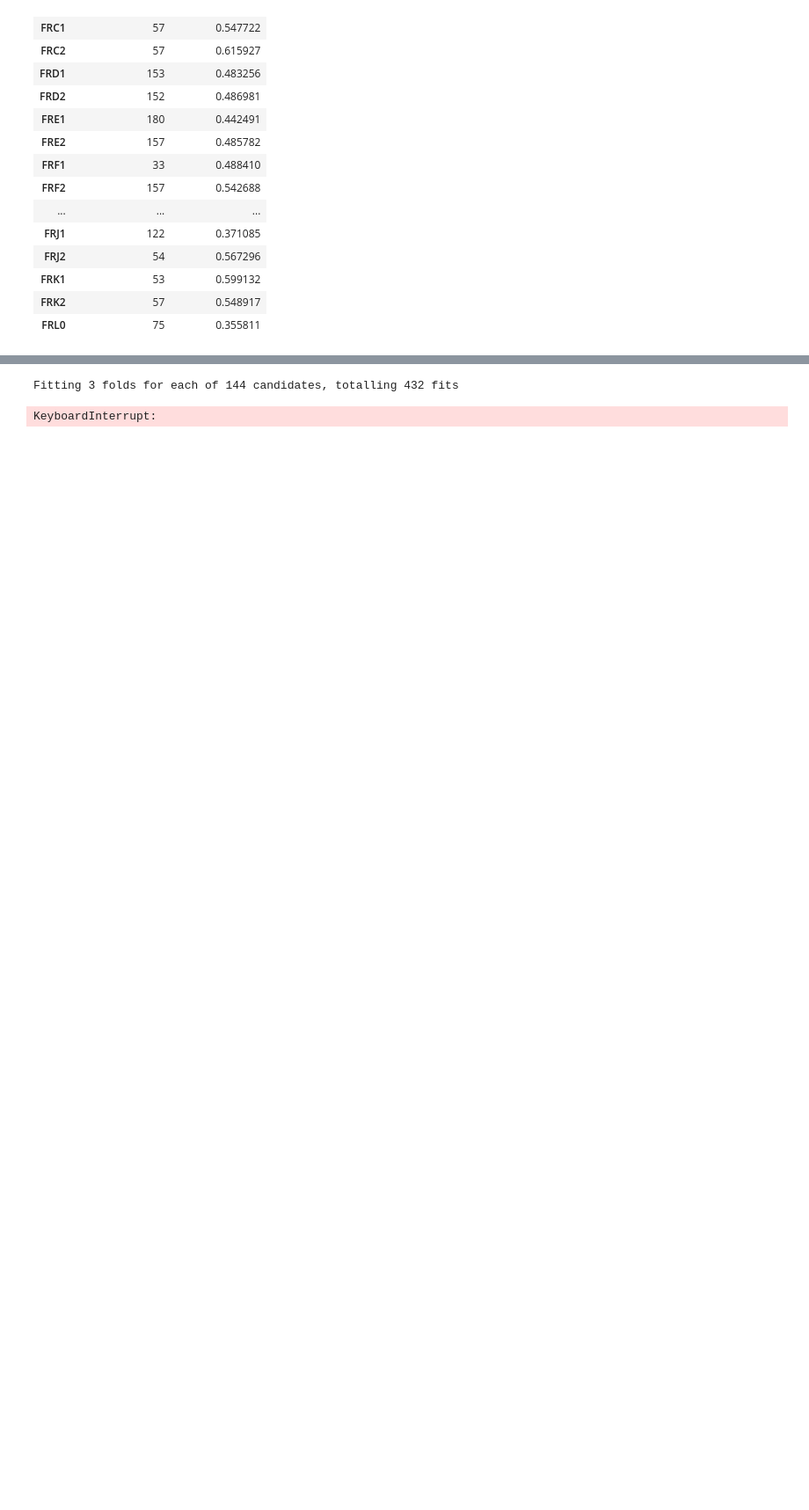
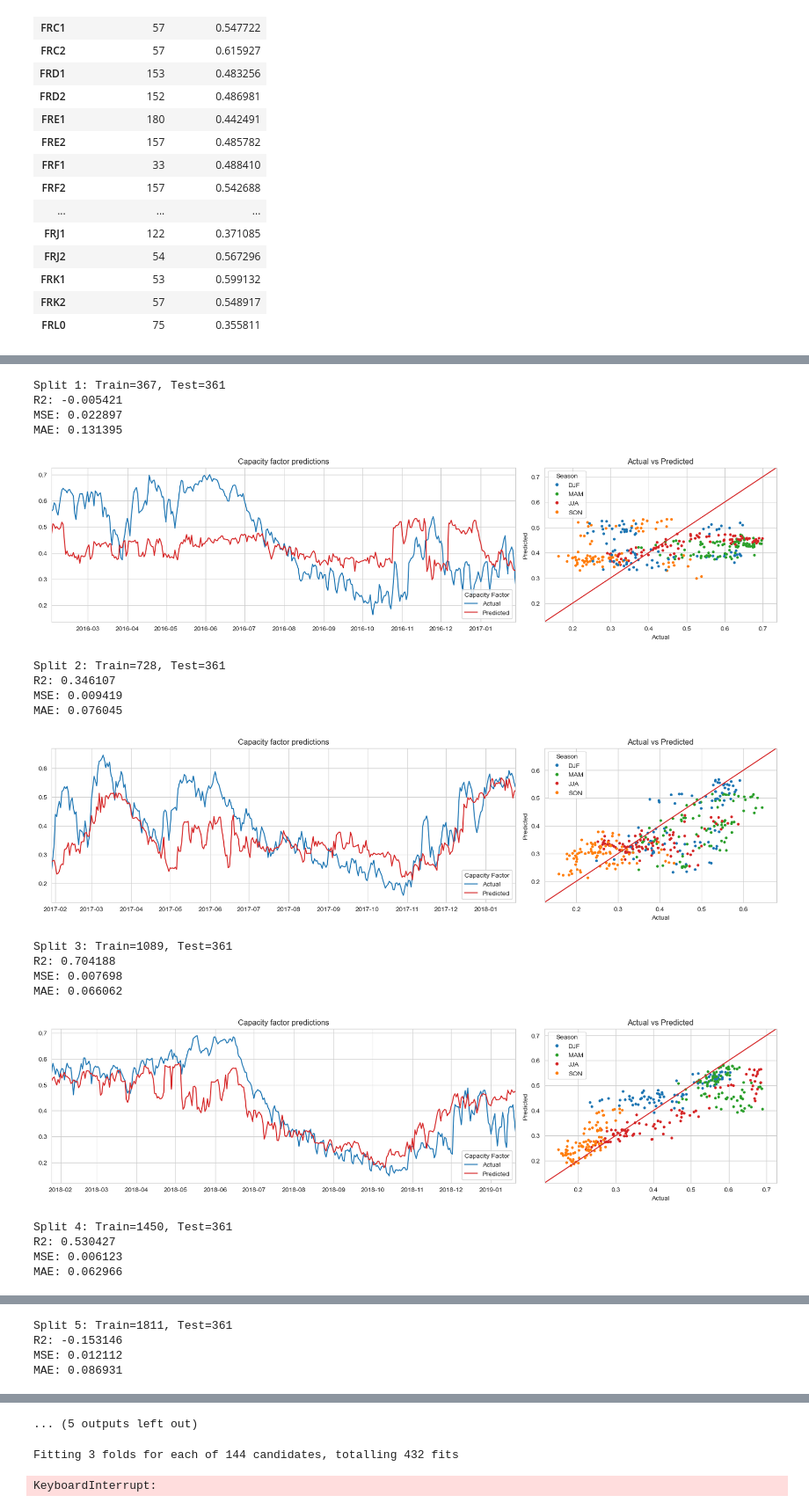
Before and after one commit to rom1922/MIG-Prospectus, a Jupyter notebook: Romain/road to the best R2.ipynb, the cells around one changed output, grey strips where cells are left out. Shown at 88% size. Saved outputs shown, nothing was run; the diff lists cells and outputs as text; code cells hidden in the pictures; blank space fills up the shorter version.

Commit message:
model update

```diff
--- a/Romain/road to the best R2.ipynb
+++ b/Romain/road to the best R2.ipynb
@@ -692,0 +694,69 @@ MAE: 0.079744
+# %%
+from sklearn.model_selection import TimeSeriesSplit
+
+def time_split_cv(X, y, n_splits=8):
+    """
+    Génère des splits temporels pour la cross-validation.
+    - n_splits : nombre de découpages"""
+    tscv = TimeSeriesSplit(
+    n_splits=n_splits)
+    splits=[]
+    for train_idx, test_idx in tscv.split(X):
+        splits.append((train_idx, test_idx))
+
+    return splits
+
+liste_biais = []
+for i, (train_idx, test_idx) in enumerate(time_split_cv(X, y, n_splits=8)):
+    # Découpage des données
+    biais=0
+    X_train, X_test = X.iloc[train_idx], X.iloc[test_idx]
+    y_train, y_test = y.iloc[train_idx], y.iloc[test_idx]
+
+    # Entraînement
+    gbr.fit(X_train, y_train.values.ravel())
+
+    # Prédictions
+    y_pred = gbr.predict(X_test)-0.046
+    y_pred = pd.Series(y_pred, index=y_test.index)
+    r2 = r2_score(y_test, y_pred)
+    mse = mean_squared_error(y_test, y_pred)
+    mae = mean_absolute_error(y_test, y_pred)
+
+    print(f"Split {i+1}: Train={len(train_idx)}, Test={len(test_idx)}")
+
+    # Métriques
+
+
+    print(f"R2: {r2:.06f}")
+    print(f"MSE: {mse:.06f}")
+    print(f"MAE: {mae:.06f}")
+    print()
+    for i in range(len(y_pred)):
+        biais+=(y_test[i]-y_pred[i])
+    biais=biais/len(y_test)
+    liste_biais.append(biais)
+    # Affichage personnalisé
+    display_result(y_test, y_pred)
+
+np.array(liste_biais.pop()).mean()
+# %% [output]
+Split 1: Train=367, Test=361
+R2: -0.005421
+MSE: 0.022897
+MAE: 0.131395
+[figure, added]
+Split 2: Train=728, Test=361
+R2: 0.346107
+MSE: 0.009419
+MAE: 0.076045
+[figure, added]
+Split 3: Train=1089, Test=361
+R2: 0.704188
+MSE: 0.007698
+MAE: 0.066062
+[figure, added]
+Split 4: Train=1450, Test=361
+R2: 0.530427
+MSE: 0.006123
+MAE: 0.062966
@@ -692,0 +764,4 @@ MAE: 0.079744
+Split 5: Train=1811, Test=361
+R2: -0.153146
+MSE: 0.012112
+MAE: 0.086931
@@ -693,3 +774,4 @@ MAE: 0.079744
+... (5 outputs left out)
 # %%
 from sklearn.model_selection import train_test_split, GridSearchCV, TimeSeriesSplit
 
```
Also changed, not shown: parts of 3 cells of this notebook, 1 other file.
